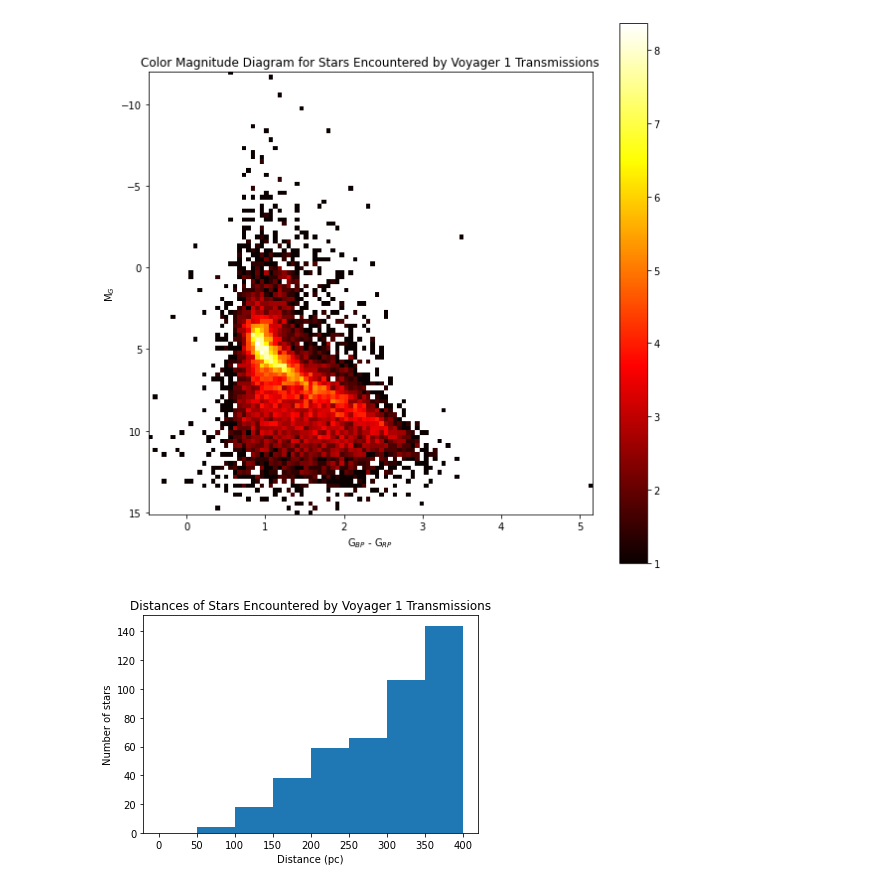
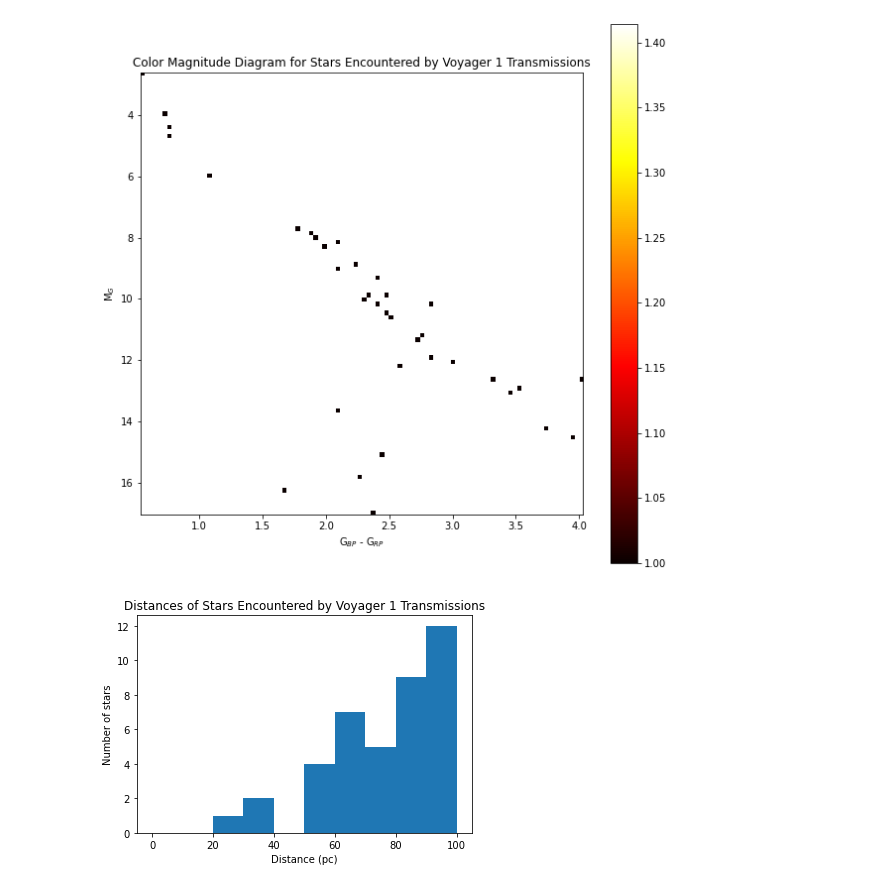
Before and after one commit to reillyderrick/Transmission-Encounters, a Jupyter notebook: voyager1/voyager1_stars_hr.ipynb, the cells around one changed output. Cells and saved outputs as stored; diff of their text form; code cells hidden in the pictures.

Commit message:
Updated star encounters & diagrams of voyager 1

```diff
--- a/voyager1/voyager1_stars_hr.ipynb
+++ b/voyager1/voyager1_stars_hr.ipynb
@@ -80,45 +179,45 @@ print(s_df1)
 # %%
 #build hr diagram
-s_df = pd.read_csv('voyager1_stars_3mon.csv') #get csv
+voy1_stars = pd.read_csv('voy1_stars.csv') #get csv
 
 histogram, xedges, yedges = np.histogram2d(
-   s_df['bp_rp'], s_df['g_abs'], bins=100)
+   voy1_stars['bp_rp'], voy1_stars['g_abs'], bins=100)
 
 histogram = np.ma.masked_where(histogram == 0.0, histogram) #map zero values
 histogram = histogram.T #list bins with common y range
 
 color_map = plt.cm.get_cmap("hot") #set colors for diagram
 color_map.set_bad(color='white') #set color as white for masked values
 
 extent = [xedges[0], xedges[-1], yedges[0], yedges[-1]] #bounding box in data
 
 #plotting
 
 plt.figure(figsize=(10, 10))
 
 #plt.savefig('gaia_100_parsecs.png')
 plt.imshow(np.sqrt(histogram), origin='lower', cmap=color_map,
     extent=extent, aspect=(extent[1]-extent[0])/(extent[3]-extent[2])
     )
 
 plt.colorbar()
 plt.title("Color Magnitude Diagram for Stars Encountered by Voyager 1 Transmissions")
 plt.xlabel('G$_{BP}$ - G$_{RP}$')
 plt.ylabel('M$_G$')
 plt.gca().invert_yaxis()
-plt.savefig('voyager1_stars_hr.png')
+plt.savefig('voy1_stars_hr.png')
 # %% [output]
-[figure, old version]
+[figure, new version]
 # %%
-s_df = pd.read_csv('voyager1_stars_3mon.csv') #get csv
+voy1_stars = pd.read_csv('voy1_stars.csv') #get csv
 
-plt.hist(abs(1000/s_df['parallax']), bins = [0, 50, 100, 150, 200, 250, 300, 350, 400]) #plot parallax (mas) converted to distance (pc) in histogram
+plt.hist(abs(1000/voy1_stars['parallax']), bins = [0, 10, 20, 30, 40, 50, 60, 70, 80, 90, 100]) #plot parallax (mas) converted to distance (pc) in histogram
 
 plt.title("Distances of Stars Encountered by Voyager 1 Transmissions") #labels
 plt.xlabel("Distance (pc)")
 plt.ylabel("Number of stars")
 
-plt.savefig("voyager1_dist_hist_3mon.png")
+plt.savefig("voy1_stars_dist.png")
 plt.show()
 # %% [output]
-[figure, old version]
+[figure, new version]
```
Also changed, not shown: parts of 7 cells of this notebook, 5 other files.
